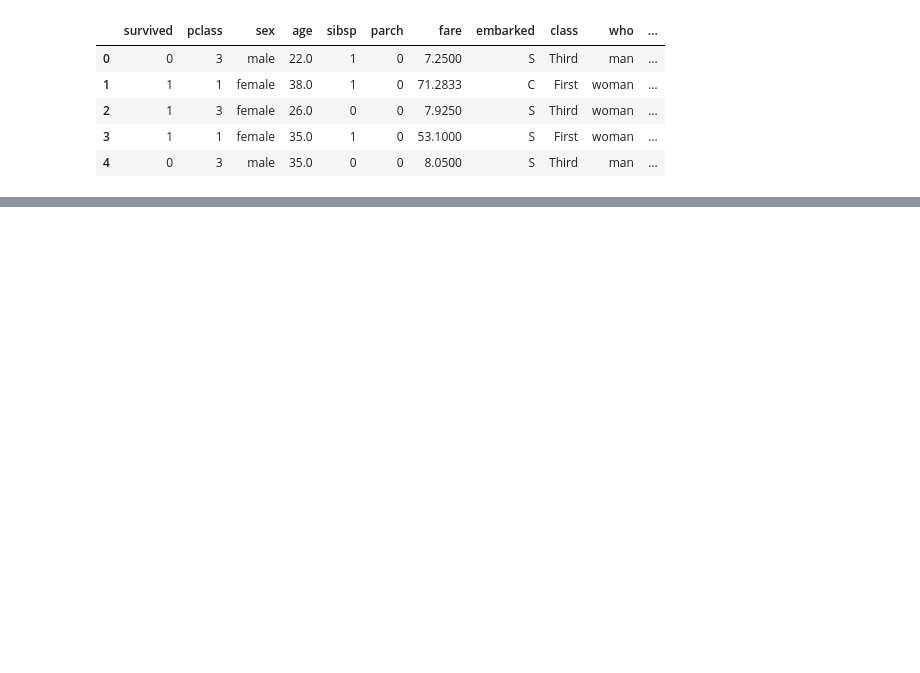
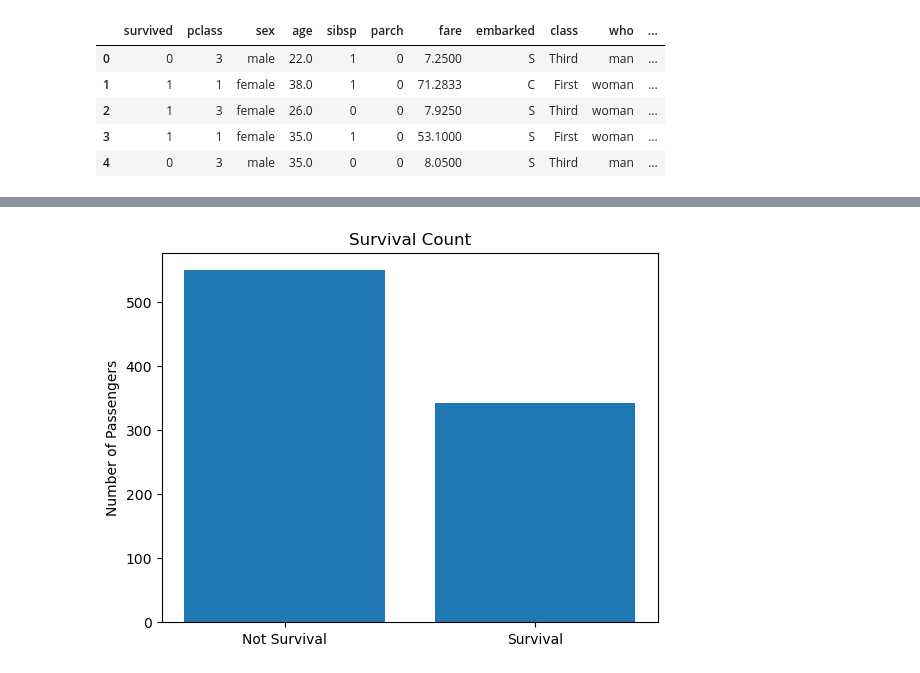
Before and after one commit to pankajvshnv/seaborn_titanic_marathon, a Jupyter notebook: seaborn_17_oct.ipynb, the cells around one changed output, grey strips where cells are left out. Cells and saved outputs as stored; diff of their text form; code cells hidden in the pictures; blank space fills up the shorter version.

```diff
--- a/seaborn_17_oct.ipynb
+++ b/seaborn_17_oct.ipynb
@@ -29,0 +114,13 @@ data.head()
+# %%
+survival_counts = data['survived'].value_counts()
+plt.bar(['Not Survival', 'Survival'], survival_counts)
+
+plt.title("Survival Count")
+
+# legend()
+
+plt.ylabel("Number of Passengers")
+
+plt.show()
+# %% [output]
+[figure, added]
```
Also changed, not shown: parts of 20 cells of this notebook.
